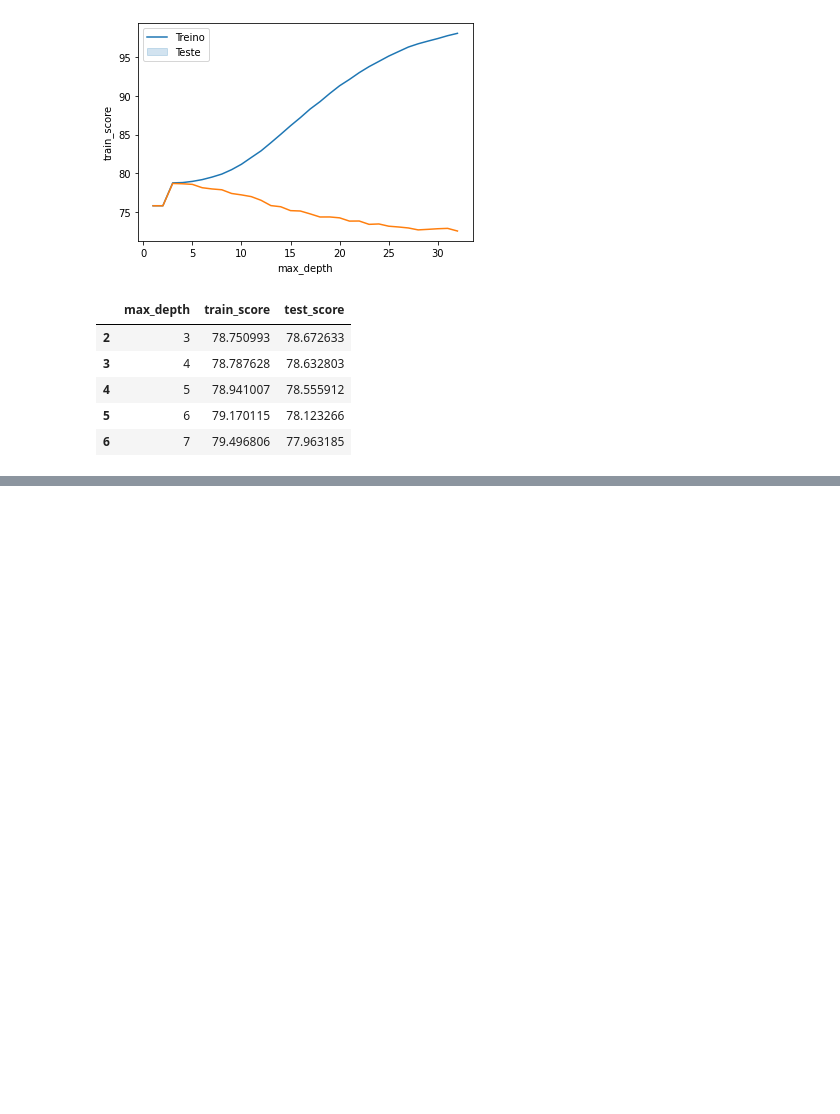
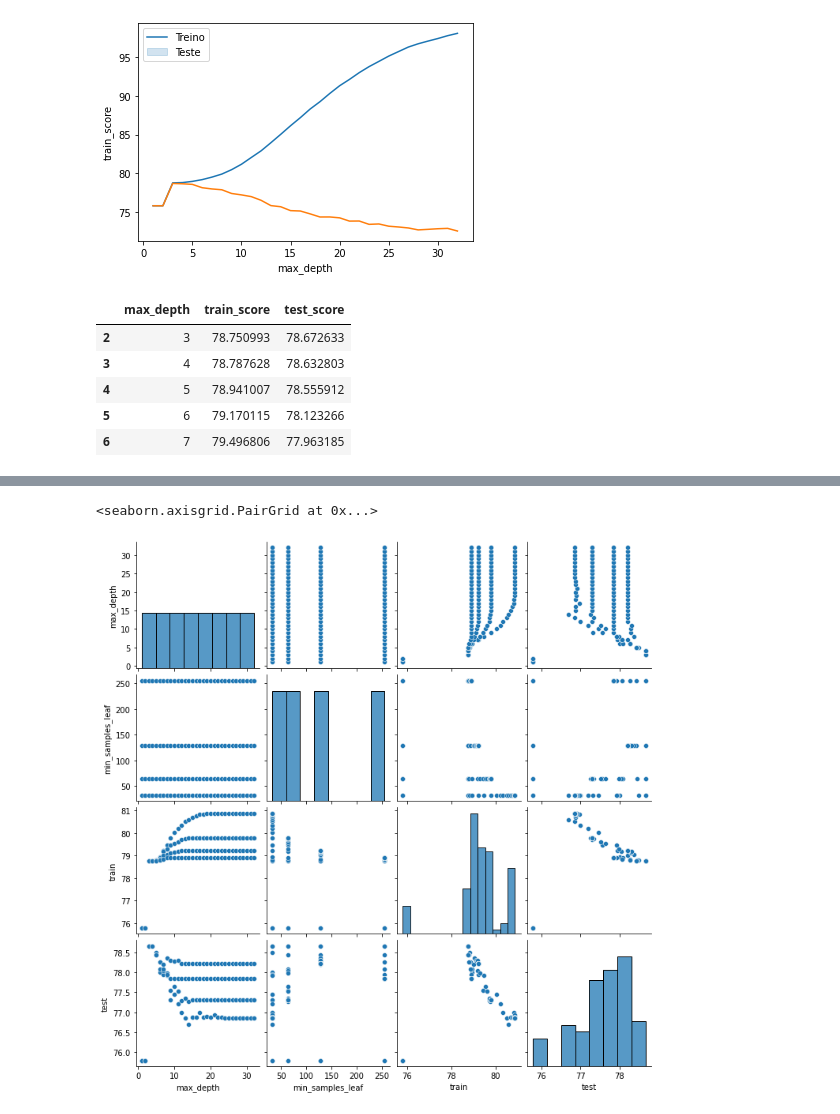
Before and after one commit to marceloicampos/alura-jupyter-python, a Jupyter notebook: aulas/otimizacao-de-machine-learning/aula0/Introdução_a_Machine_Learning_Otimização.ipynb, the cells around one changed output, grey strips where cells are left out. Saved outputs shown, nothing was run; the diff lists cells and outputs as text; code cells hidden in the pictures; blank space fills up the shorter version.

```diff
--- a/aulas/otimizacao-de-machine-learning/aula0/Introdução_a_Machine_Learning_Otimização.ipynb
+++ b/aulas/otimizacao-de-machine-learning/aula0/Introdução_a_Machine_Learning_Otimização.ipynb
@@ -294,0 +422,5 @@ resultados.sort_values("test_score", ascending=False).head()
+# %%
+sns.pairplot(resultados)
+# %% [output]
+<seaborn.axisgrid.PairGrid at 0x...>
+[figure, added]
```
Also changed, not shown: parts of 47 cells of this notebook, 14 other files.
